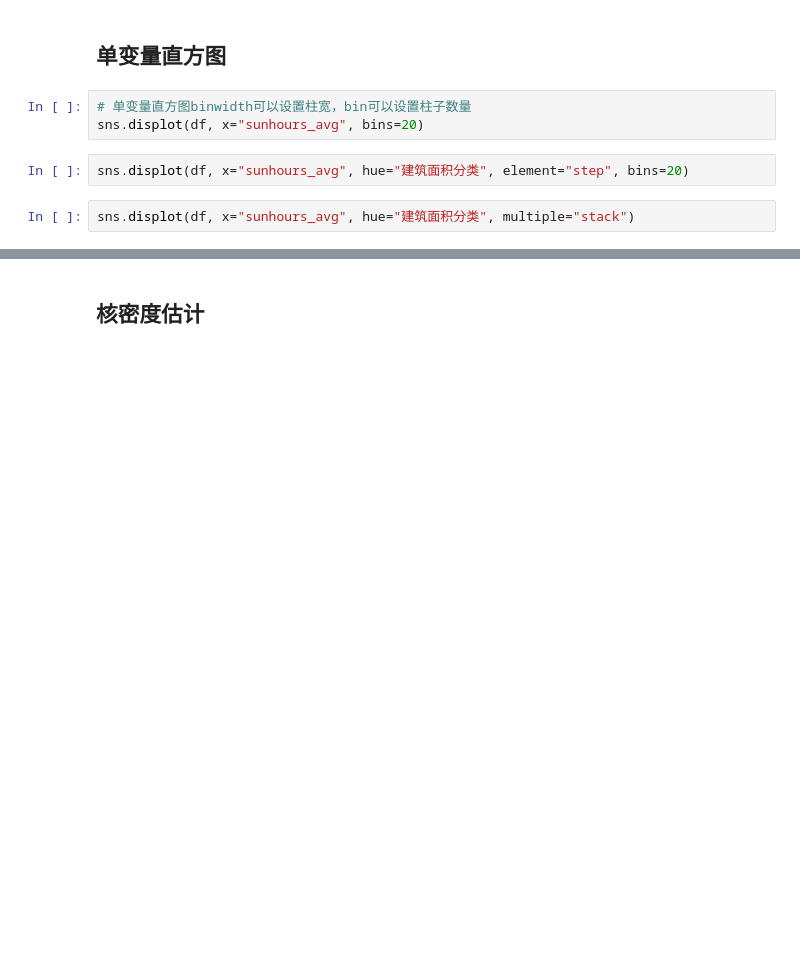
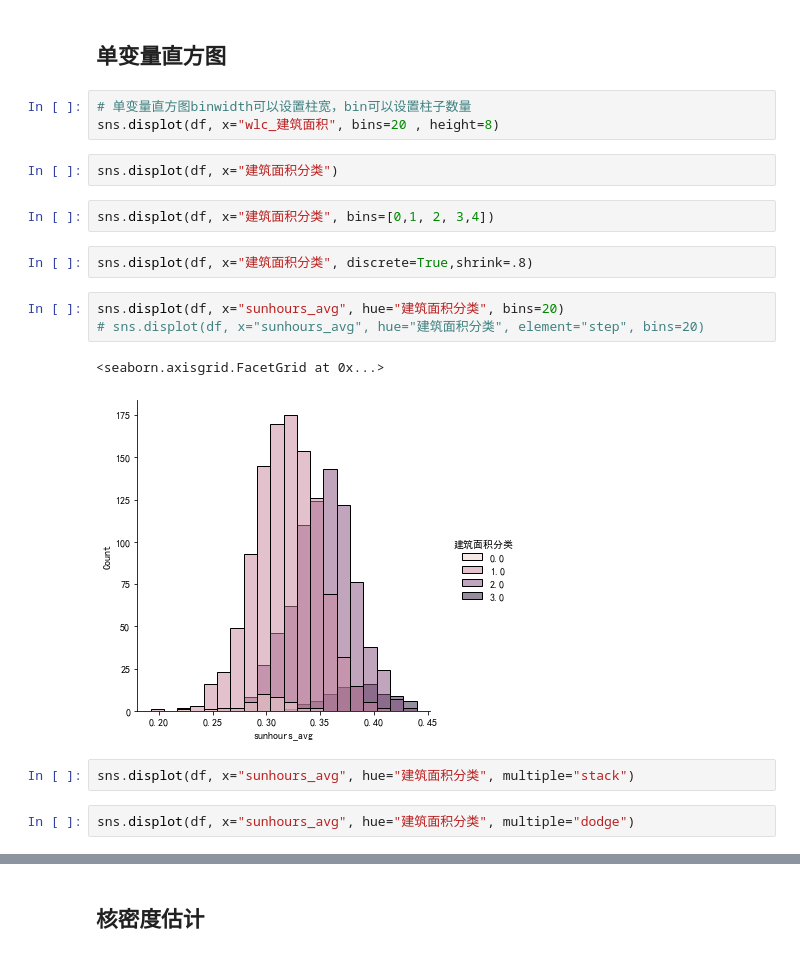
Before and after one commit to Huxiehang/ghdata_tutorial, a Jupyter notebook: analysis/distrib.ipynb, the cells around one changed output, grey strips where cells are left out. Saved outputs shown, nothing was run; the diff lists cells and outputs as text; blank space fills up the shorter version.

```diff
--- a/analysis/distrib.ipynb
+++ b/analysis/distrib.ipynb
@@ -25,8 +25,20 @@ df['radiation_avg']=df['radiation']/df['wlc_建筑表面积']
 ## 单变量直方图
 # %%
 # 单变量直方图binwidth可以设置柱宽，bin可以设置柱子数量
-sns.displot(df, x="sunhours_avg", bins=20)
+sns.displot(df, x="wlc_建筑面积", bins=20 , height=8)
+# %%
+sns.displot(df, x="建筑面积分类")
+# %%
+sns.displot(df, x="建筑面积分类", bins=[0,1, 2, 3,4])
+# %%
+sns.displot(df, x="建筑面积分类", discrete=True,shrink=.8)
 # %%
-sns.displot(df, x="sunhours_avg", hue="建筑面积分类", element="step", bins=20)
+sns.displot(df, x="sunhours_avg", hue="建筑面积分类", bins=20)
+# sns.displot(df, x="sunhours_avg", hue="建筑面积分类", element="step", bins=20)
+# %% [output]
+<seaborn.axisgrid.FacetGrid at 0x...>
+[figure, added]
 # %%
 sns.displot(df, x="sunhours_avg", hue="建筑面积分类", multiple="stack")
+# %%
+sns.displot(df, x="sunhours_avg", hue="建筑面积分类", multiple="dodge")
```
Also changed, not shown: parts of 19 cells of this notebook, 10 other files.
